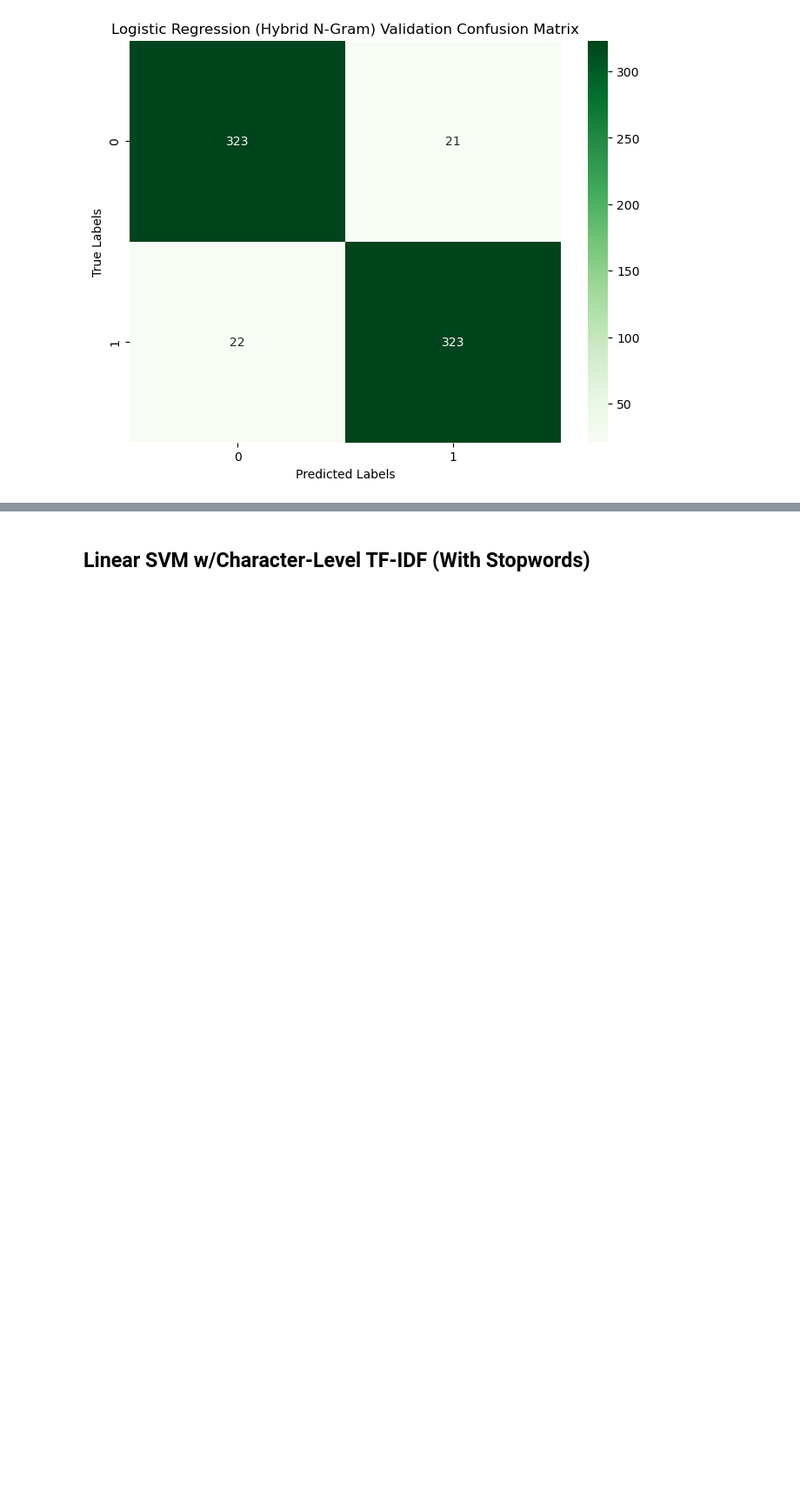
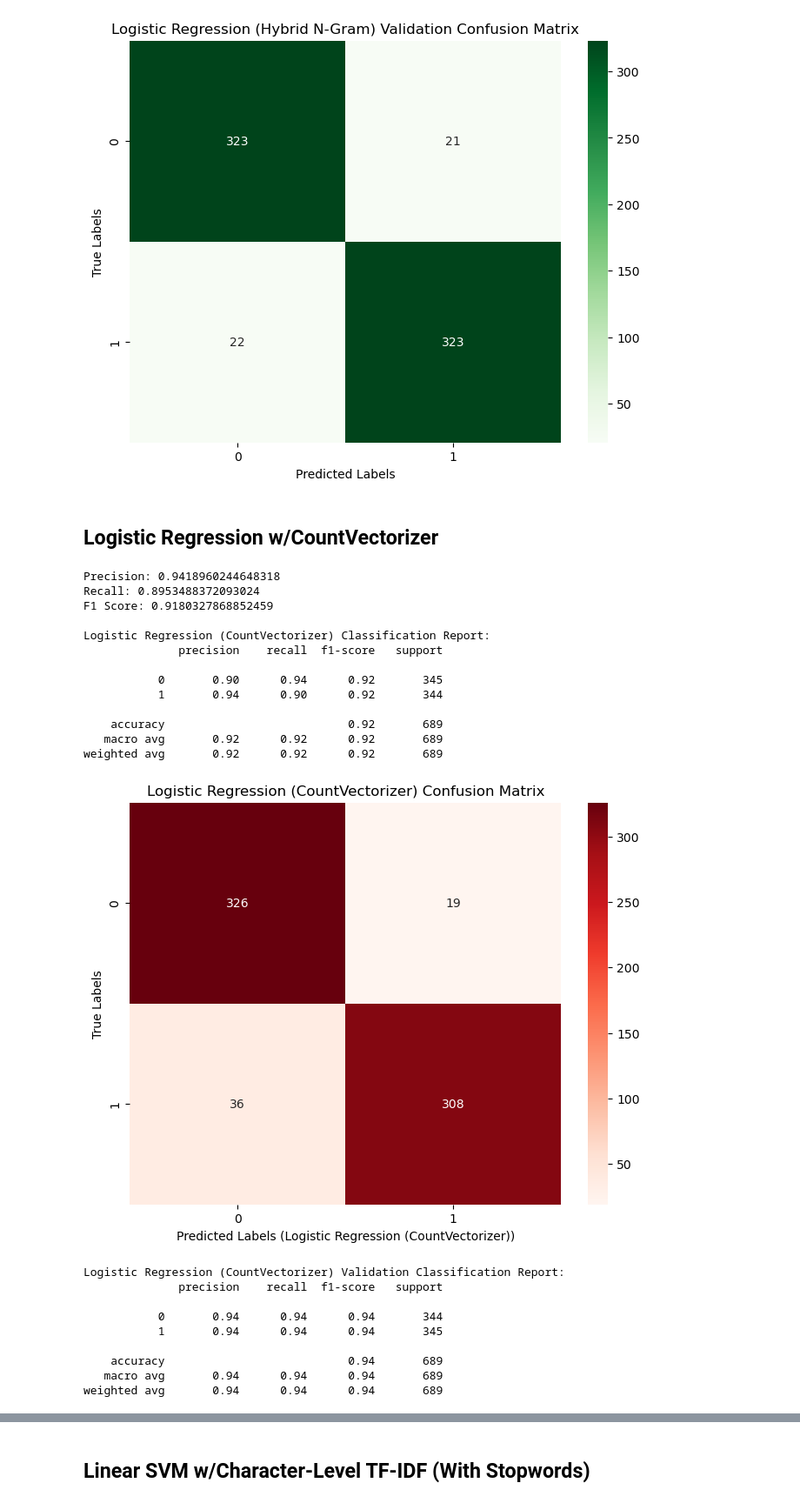
Before and after one commit to rrdu/ECE-580-Project, a Jupyter notebook: 580_Project_New_Data.ipynb, the cells around one changed output, grey strips where cells are left out. Shown at 87% size. Cells and saved outputs as stored; diff of their text form; code cells hidden in the pictures; blank space fills up the shorter version.

Commit message:
Updated new dataset w/CountVectorizer

```diff
--- a/580_Project_New_Data.ipynb
+++ b/580_Project_New_Data.ipynb
@@ -273,7 +273,7 @@ train, temp_data = train_test_split(preprocessed_data, test_size=0.3, stratify=d
 val, test = train_test_split(temp_data, test_size=0.5, stratify=temp_data['label'], random_state=42)
 
 # Get features and labels for each split
-X_train_prepoc, y_train_preproc = train['content'], train['label']
+X_train_preproc, y_train_preproc = train['content'], train['label']
 X_val_preproc, y_val_preproc = val['content'], val['label']
 X_test_preproc, y_test_preproc = test['content'], test['label']
 # %%
@@ -531,3 +531,60 @@ Logistic Regression (Hybrid N-Gram) Validation Classification Report:
    macro avg       0.94      0.94      0.94       689
 weighted avg       0.94      0.94      0.94       689
 [figure]
+# %% [markdown]
+## Logistic Regression w/CountVectorizer
+# %%
+# Initialize CountVectorizer
+vectorizer = CountVectorizer()
+
+# Fit and transform the training data
+X_train_counts = vectorizer.fit_transform(X_train_preproc)
+
+# Transform the validation and test data
+X_val_counts = vectorizer.transform(X_val_preproc)
+X_test_counts = vectorizer.transform(X_test_preproc)
+# %%
+# With Count Vectorizer
+logistic_model = LogisticRegression(max_iter=1000, random_state=42)
+logistic_model.fit(X_train_counts, y_train_preproc)
+
+lr_y_pred = logistic_model.predict(X_test_counts)
+
+model_evaluation(y_test_preproc, lr_y_pred, "Logistic Regression (CountVectorizer)")
+
+# Validation set evaluation
+y_val_pred = logistic_model.predict(X_val_counts)
+print("Logistic Regression (CountVectorizer) Validation Classification Report:")
+print(classification_report(y_val_preproc, y_val_pred))
+
+cm_val = confusion_matrix(y_val_preproc, y_val_pred)
+plt.figure(figsize=(8, 6))
+sns.heatmap(cm_val, annot=True, fmt='d', cmap='Greens')
+plt.xlabel('Predicted Labels')
+plt.ylabel('True Labels')
+plt.title('Logistic Regression (CountVectorizer) Validation Confusion Matrix')
+plt.show()
+# %% [output]
+Precision: 0.9418960244648318
+Recall: 0.8953488372093024
+F1 Score: 0.9180327868852459
+
+Logistic Regression (CountVectorizer) Classification Report:
+              precision    recall  f1-score   support
+
+           0       0.90      0.94      0.92       345
+           1       0.94      0.90      0.92       344
+
+    accuracy                           0.92       689
+   macro avg       0.92      0.92      0.92       689
+weighted avg       0.92      0.92      0.92       689
+[figure, added]
+Logistic Regression (CountVectorizer) Validation Classification Report:
+              precision    recall  f1-score   support
+
+           0       0.94      0.94      0.94       344
+           1       0.94      0.94      0.94       345
+
+    accuracy                           0.94       689
+   macro avg       0.94      0.94      0.94       689
+weighted avg       0.94      0.94      0.94       689
```
Also changed, not shown: parts of 5 cells of this notebook.
